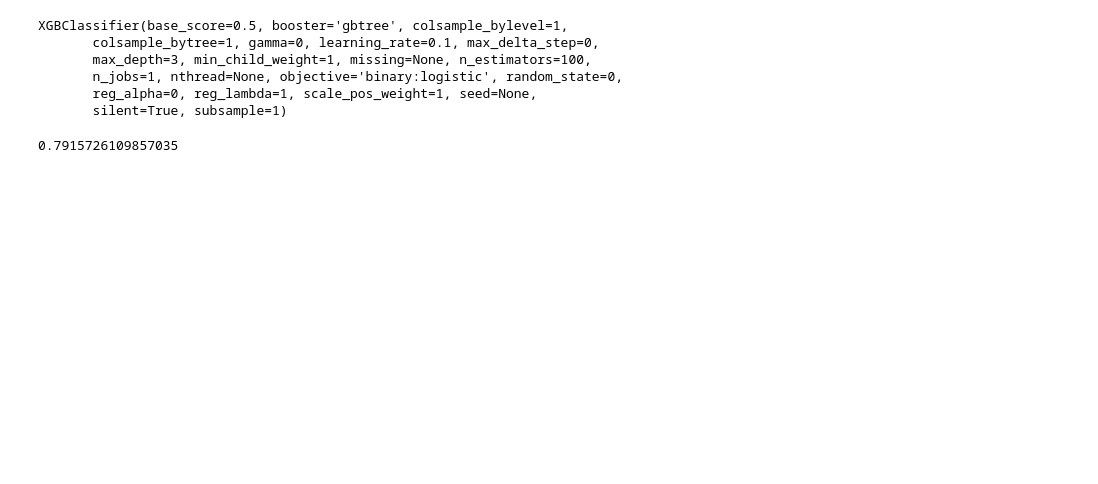
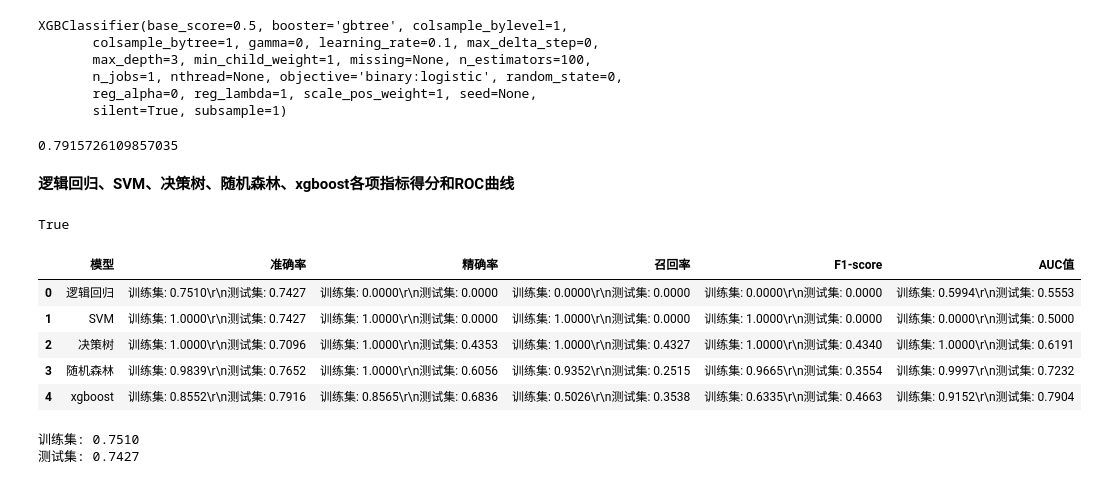
Before and after one commit to changeyb/datawhale, a Jupyter notebook: dataMining/Datawhale_数据挖掘.ipynb, the cells around one changed output. Saved outputs shown, nothing was run; the diff lists cells and outputs as text; code cells hidden in the pictures; blank space fills up the shorter version.

```diff
--- a/dataMining/Datawhale_数据挖掘.ipynb
+++ b/dataMining/Datawhale_数据挖掘.ipynb
@@ -447,6 +483,6 @@ array([0.01278057, 0.00660615, 0.00962071, 0.00832039, 0.01334925,
 # %%
 from sklearn.linear_model import LogisticRegression
 # %%
-logistic_classifier = LogisticRegression()
+logistic_classifier = LogisticRegression(C=0.001)
 logistic_classifier.fit(train_x, train_y)
 # %% [output]
@@ -462,7 +502,7 @@ logistic_classifier.score(test_x, test_y)
 **SVM**
 # %%
 from sklearn.svm import SVC
-svm_classifier = SVC()
+svm_classifier = SVC(probability=True)
 svm_classifier.fit(train_x, train_y)
 # %% [output]
 SVC(C=1.0, cache_size=200, class_weight=None, coef0=0.0,
@@ -511,3 +553,41 @@ XGBClassifier(base_score=0.5, booster='gbtree', colsample_bylevel=1,
 xgb_classifier.score(test_x, test_y)
 # %% [output]
 0.7915726109857035
+# %% [markdown]
+**逻辑回归、SVM、决策树、随机森林、xgboost各项指标得分和ROC曲线**
+# %%
+models = [logistic_classifier, svm_classifier, decisiontree_clssifier, rf, xgb_classifier]
+model_names = ['逻辑回归', 'SVM', '决策树', '随机森林', 'xgboost']
+score_funcs = [accuracy_score, precision_score, recall_score, f1_score, roc_auc_score]
+result = []
+for i, model in enumerate(models):
+    tmp = []
+#     print(model_names[i])
+    tmp.append(model_names[i])
+    for score_func in score_funcs:
+#         print(score_func.__name__)
+        if score_func.__name__ == 'roc_auc_score':
+            train_y_pred = model.predict_proba(train_x)[:, 1]
+            test_y_pred = model.predict_proba(test_x)[:, 1]
+        else:
+            train_y_pred = model.predict(train_x)
+            test_y_pred = model.predict(test_x)
+        score_train = score_func(train_y, train_y_pred)
+        score_test = score_func(test_y, test_y_pred)
+        tmp.append('训练集: %.4f\r\n测试集: %.4f' % (score_train, score_test))
+    result.append(tmp)
+# %%
+accuracy_score.__name__ == 'accuracy_score'
+# %% [output]
+True
+# %%
+df = pd.DataFrame(result, columns=['模型', '准确率', '精确率', '召回率', 'F1-score', 'AUC值'])
+# %%
+df
+# %% [output]
+|  | 模型 | 准确率 | 精确率 | 召回率 | F1-score | AUC值 |
+| 0 | 逻辑回归 | 训练集: 0.7510\r\n测试集: 0.7427 | 训练集: 0.0000\r\n测试集: 0.0000 | 训练集: 0.0000\r\n测试集: 0.0000 | 训练集: 0.0000\r\n测试集: 0.0000 | 训练集: 0.5994\r\n测试集: 0.5553 |
+| 1 | SVM | 训练集: 1.0000\r\n测试集: 0.7427 | 训练集: 1.0000\r\n测试集: 0.0000 | 训练集: 1.0000\r\n测试集: 0.0000 | 训练集: 1.0000\r\n测试集: 0.0000 | 训练集: 0.0000\r\n测试集: 0.5000 |
+| 2 | 决策树 | 训练集: 1.0000\r\n测试集: 0.7096 | 训练集: 1.0000\r\n测试集: 0.4353 | 训练集: 1.0000\r\n测试集: 0.4327 | 训练集: 1.0000\r\n测试集: 0.4340 | 训练集: 1.0000\r\n测试集: 0.6191 |
+| 3 | 随机森林 | 训练集: 0.9839\r\n测试集: 0.7652 | 训练集: 1.0000\r\n测试集: 0.6056 | 训练集: 0.9352\r\n测试集: 0.2515 | 训练集: 0.9665\r\n测试集: 0.3554 | 训练集: 0.9997\r\n测试集: 0.7232 |
+| 4 | xgboost | 训练集: 0.8552\r\n测试集: 0.7916 | 训练集: 0.8565\r\n测试集: 0.6836 | 训练集: 0.5026\r\n测试集: 0.3538 | 训练集: 0.6335\r\n测试集: 0.4663 | 训练集: 0.9152\r\n测试集: 0.7904 |
@@ -513,0 +596,5 @@ xgb_classifier.score(test_x, test_y)
+# %%
+print(df.iloc[0, 1])
+# %% [output]
+训练集: 0.7510
+测试集: 0.7427
```
Also changed, not shown: parts of 12 cells of this notebook, 1 other file.
